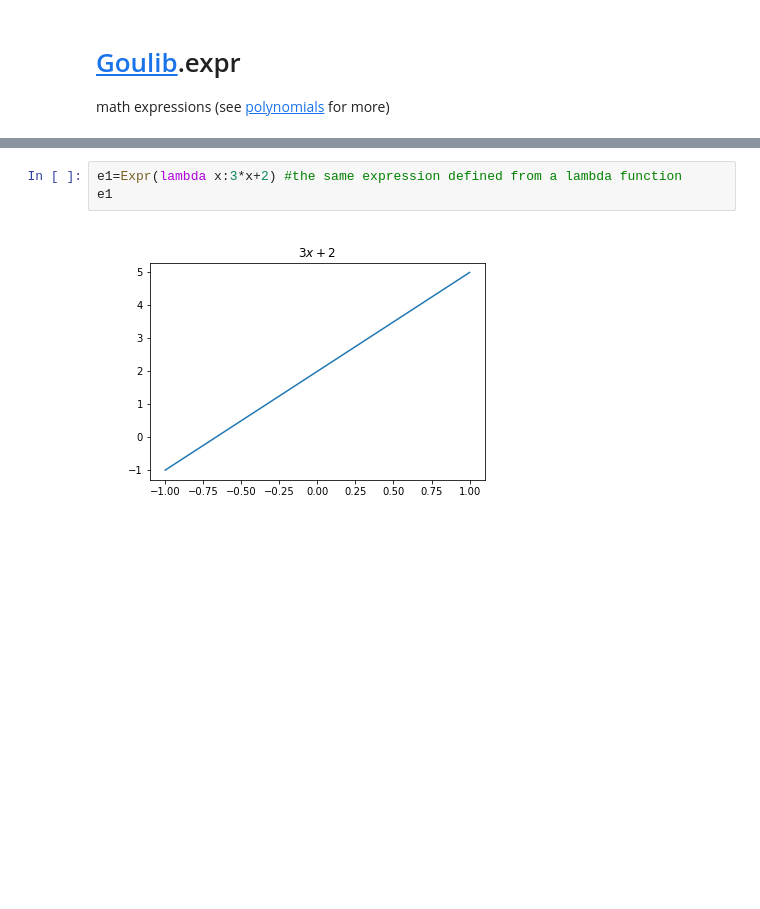
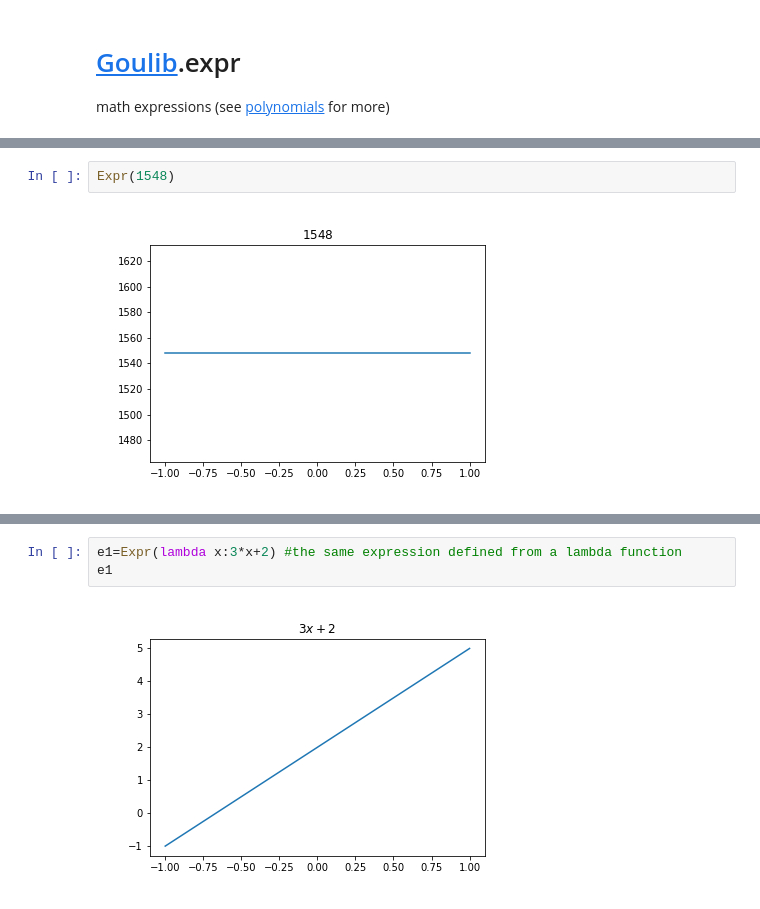
Before and after one commit to goulu/Goulib, a Jupyter notebook: notebooks/expr.ipynb, the cells around one changed output, grey strips where cells are left out. Cells and saved outputs as stored; diff of their text form; blank space fills up the shorter version.

```diff
--- a/notebooks/expr.ipynb
+++ b/notebooks/expr.ipynb
@@ -9,0 +16,4 @@ from math import pi,sin
+# %%
+Expr(1548)
+# %% [output]
+[figure, added]
```
Also changed, not shown: parts of 22 cells of this notebook, 2 other files.
